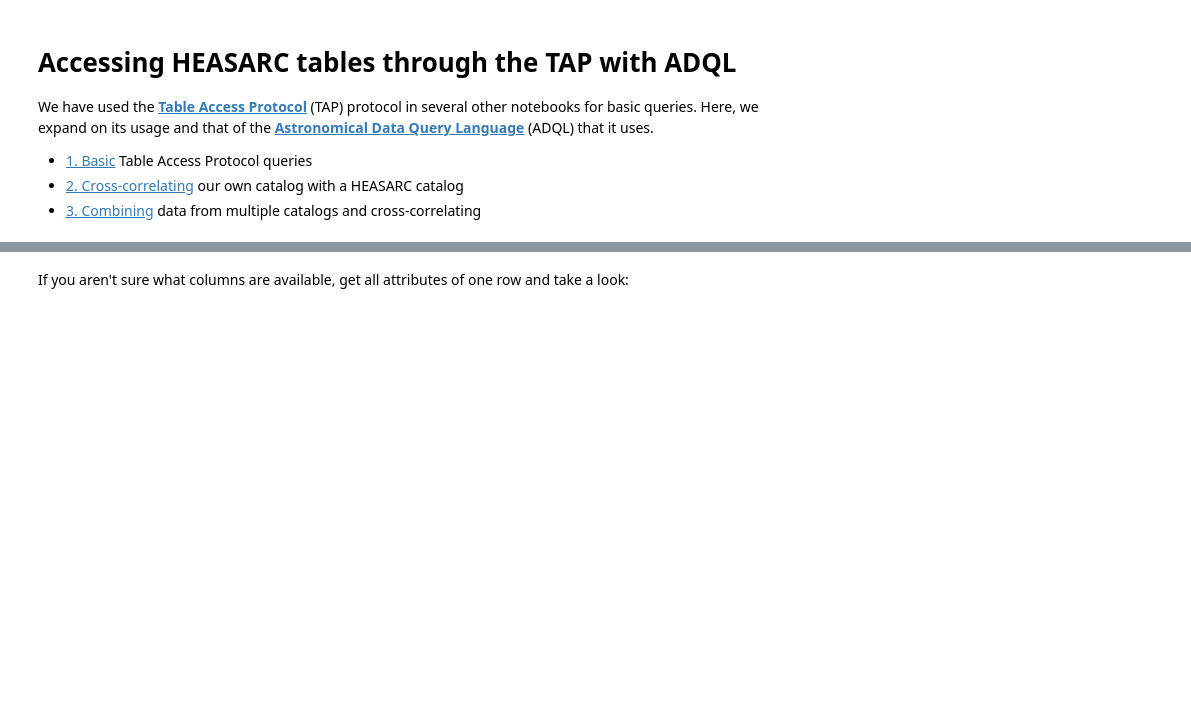
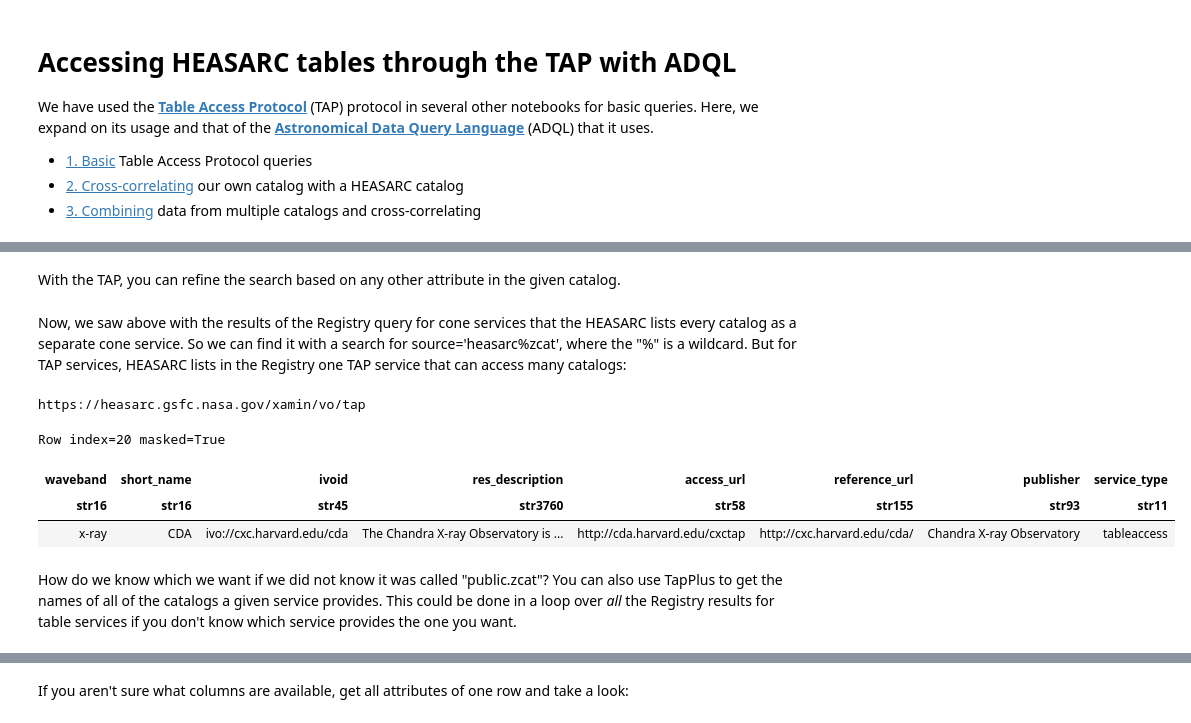
Before and after one commit to NASA-NAVO/navo-workshop, a Jupyter notebook: heasarc/TAP_queries.ipynb, the cells around one changed output, grey strips where cells are left out. Cells and saved outputs as stored; diff of their text form; code cells hidden in the pictures; blank space fills up the shorter version.

```diff
--- a/heasarc/TAP_queries.ipynb
+++ b/heasarc/TAP_queries.ipynb
@@ -64,0 +75,20 @@ Table masked=True length=1
+# %% [markdown]
+With the TAP, you can refine the search based on any other attribute in the given catalog.
+# %% [markdown]
+Now, we saw above with the results of the Registry query for cone services that the HEASARC lists every catalog as a separate cone service.  So we can find it with a search for source='heasarc%zcat', where the "%" is a wildcard.  But for TAP services, HEASARC lists in the Registry one TAP service that can access many catalogs:
+# %%
+tap_services=Registry.query(service_type='table',source='heasarc')
+url=tap_services[0]['access_url']
+print(url)
+# %% [output]
+https://heasarc.gsfc.nasa.gov/xamin/vo/tap
+# %%
+tap_services=Registry.query(service_type='table')
+tap_services[20]
+# %% [output]
+Row index=20 masked=True
+| waveband | short_name | ivoid | res_description | access_url | reference_url | publisher | service_type |
+| str16 | str16 | str45 | str3760 | str58 | str155 | str93 | str11 |
+| x-ray | CDA | ivo://cxc.harvard.edu/cda | The Chandra X-ray Observatory is ... | http://cda.harvard.edu/cxctap | http://cxc.harvard.edu/cda/ | Chandra X-ray Observatory | tableaccess |
+# %% [markdown]
+How do we know which we want if we did not know it was called "public.zcat"?  You can also use TapPlus to get the names of all of the catalogs a given service provides.  This could be done in a loop over *all* the Registry results for table services if you don't know which service provides the one you want.
```
Also changed, not shown: parts of 22 cells of this notebook, 1 other file.
